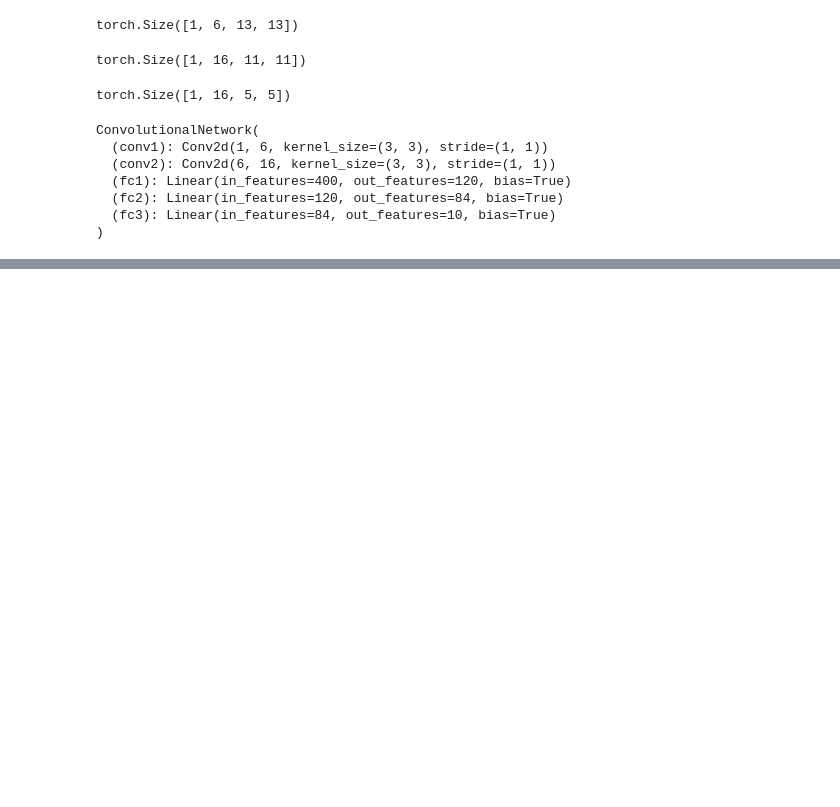
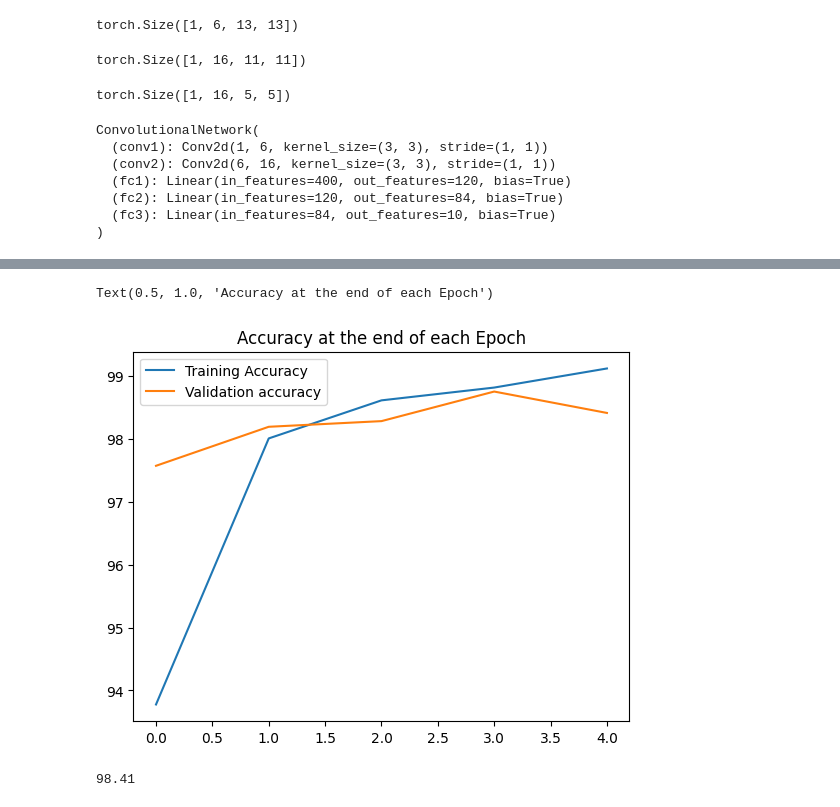
Before and after one commit to raunak1497/MNIST-Classification, a Jupyter notebook: CNN.ipynb, the cells around one changed output, grey strips where cells are left out. Saved outputs shown, nothing was run; the diff lists cells and outputs as text; code cells hidden in the pictures; blank space fills up the shorter version.

```diff
--- a/CNN.ipynb
+++ b/CNN.ipynb
@@ -213,0 +224,9 @@ Training the data took 0.6241269707679749 minutes!
+# %%
+#graph the accuracy at each epoch
+plt.plot([t/600 for t in train_correct ], label="Training Accuracy")
+plt.plot([t/100 for t in test_correct], label = "Validation accuracy")
+plt.legend()
+plt.title("Accuracy at the end of each Epoch")
+# %% [output]
+Text(0.5, 1.0, 'Accuracy at the end of each Epoch')
+[figure, added]
@@ -213,0 +242,5 @@ Training the data took 0.6241269707679749 minutes!
+# %%
+#Did for coorrect
+correct.item()/len(test_data)*100
+# %% [output]
+98.41
```
Also changed, not shown: parts of 11 cells of this notebook.
